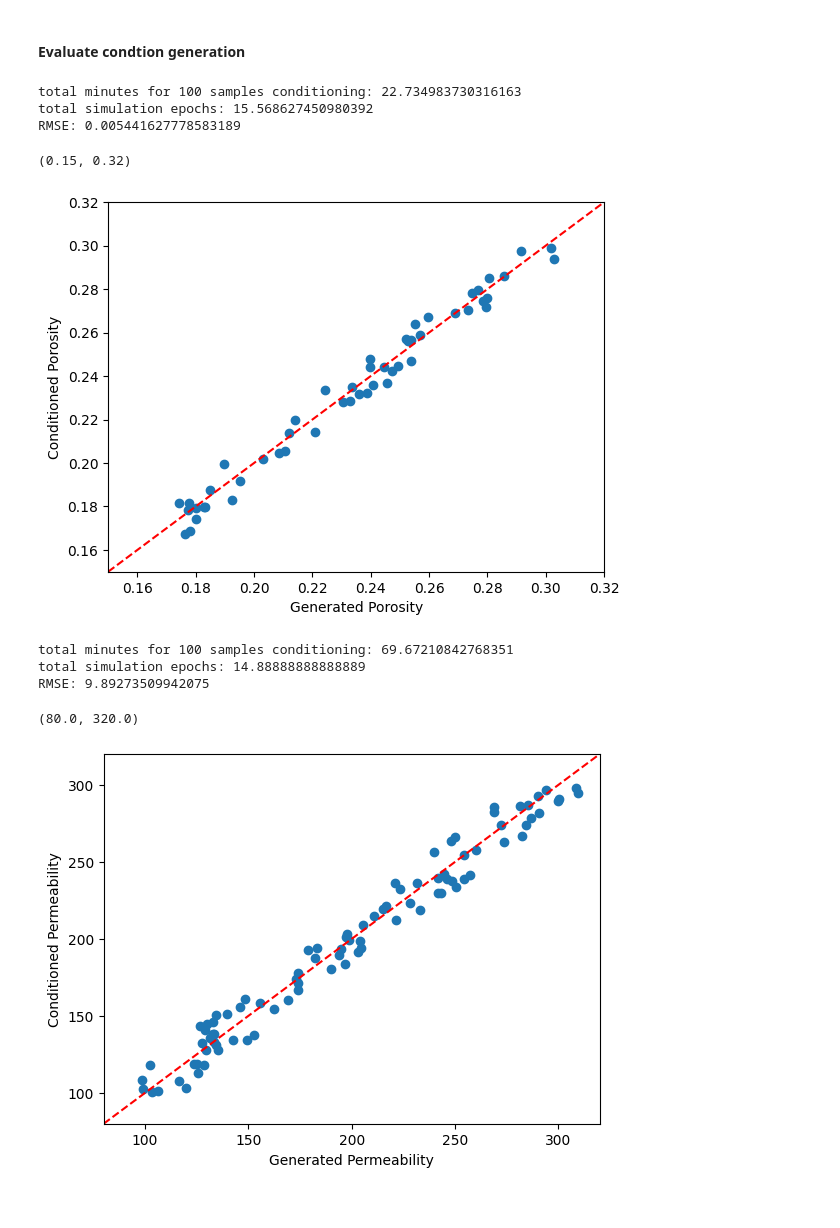
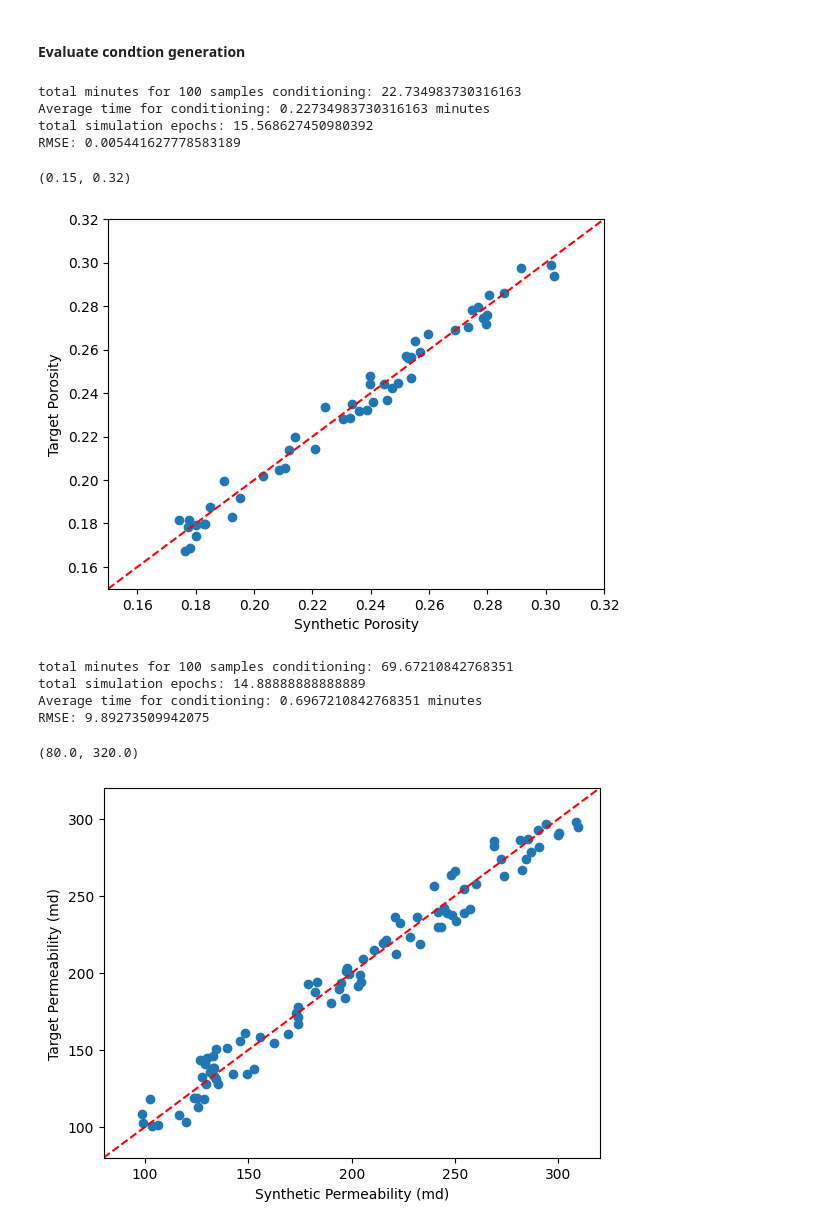
Before and after one commit to ZihanRen/cpgan, a Jupyter notebook: cpgan/eval/control_generation.ipynb, the cells around one changed output. Drawn from its saved outputs; the diff is of its cells as text; code cells hidden in the pictures.

Commit message:
polish figures - 0723

```diff
--- a/cpgan/eval/control_generation.ipynb
+++ b/cpgan/eval/control_generation.ipynb
@@ -200,37 +200,40 @@ tsd:  1.667673208774207e-05 target tsd:  1.4e-05
 # %%
 # read pickle file
 
 with open('cond_result/porosity_dict.pkl', 'rb') as f:
     data = pickle.load(f)
 print('total minutes for 100 samples conditioning: {}'.format(data['time']/60))
+print('Average time for conditioning: {} minutes'.format(data['time']/60/100))
 print('total simulation epochs: {}'.format(sum(data['epoch_list'])/len(data['epoch_list'])))
 
 # calculate root mean squared error between target list and generated porosity list
 rmse = np.sqrt(np.mean((np.array(data['target_list'])-np.array(data['generate_list']))**2))
 print('RMSE: {}'.format(rmse))
 
 # scatter plot target porosity vs conditional porosity
 plt.figure()
 plt.scatter(data['generate_list'],data['target_list'])
-plt.xlabel('Generated Porosity')
-plt.ylabel('Conditioned Porosity')
+plt.xlabel('Synthetic Porosity')
+plt.ylabel('Target Porosity')
 # generate a line between 0.15 and 0.32
 x = np.linspace(0.15,0.32,100)
 y = x
 plt.plot(x,y,'r--')
 plt.xlim([0.15,0.32])
 plt.ylim([0.15,0.32])
 # %% [output]
 total minutes for 100 samples conditioning: 22.734983730316163
+Average time for conditioning: 0.22734983730316163 minutes
 total simulation epochs: 15.568627450980392
 RMSE: 0.005441627778583189
 (0.15, 0.32)
-[figure, old version]
+[figure, new version]
 # %%
 with open('cond_result/kabs_dict.pkl', 'rb') as f:
     data = pickle.load(f)
 print('total minutes for 100 samples conditioning: {}'.format(data['time']/60))
 print('total simulation epochs: {}'.format(sum(data['epoch_list'])/len(data['epoch_list'])))
+print('Average time for conditioning: {} minutes'.format(data['time']/60/100))
 
 # calculate root mean squared error between target list and generated porosity list
 rmse = np.sqrt(np.mean((np.array(data['target_list'])-np.array(data['generate_list']))**2))
@@ -239,8 +242,8 @@ print('RMSE: {}'.format(rmse))
 # scatter plot target porosity vs conditional porosity
 plt.figure()
 plt.scatter(data['generate_list'],data['target_list'])
-plt.xlabel('Generated Permeability')
-plt.ylabel('Conditioned Permeability')
+plt.xlabel('Synthetic Permeability (md)')
+plt.ylabel('Target Permeability (md)')
 # generate a line between 0.15 and 0.32
 x = np.linspace(80,320,100)
 y = x
@@ -250,6 +253,7 @@ plt.ylim([80,320])
 # %% [output]
 total minutes for 100 samples conditioning: 69.67210842768351
 total simulation epochs: 14.88888888888889
+Average time for conditioning: 0.6967210842768351 minutes
 RMSE: 9.89273509942075
 (80.0, 320.0)
-[figure, old version]
+[figure, new version]
```
Also changed, not shown: parts of 2 cells of this notebook.
